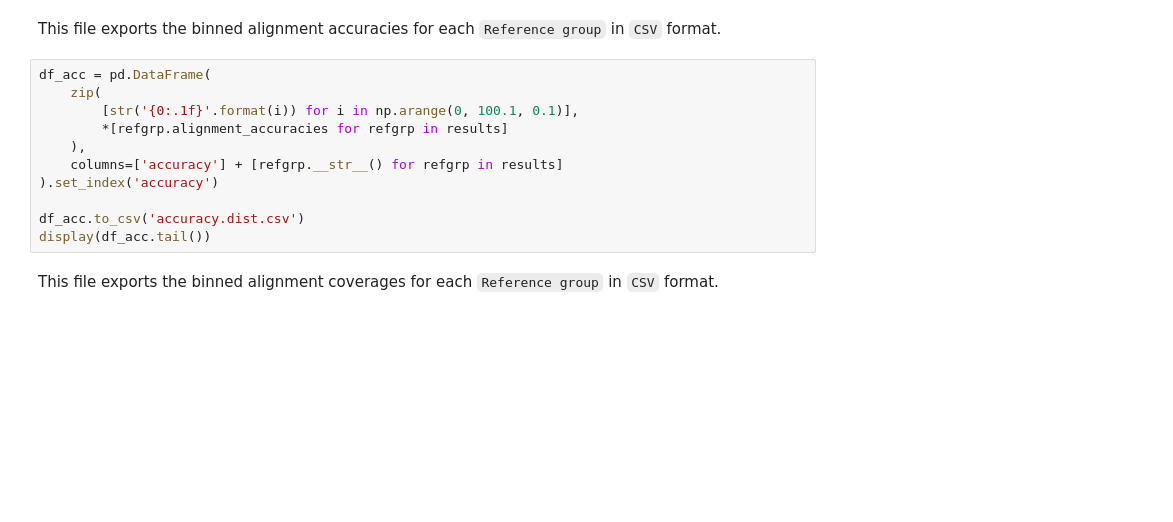
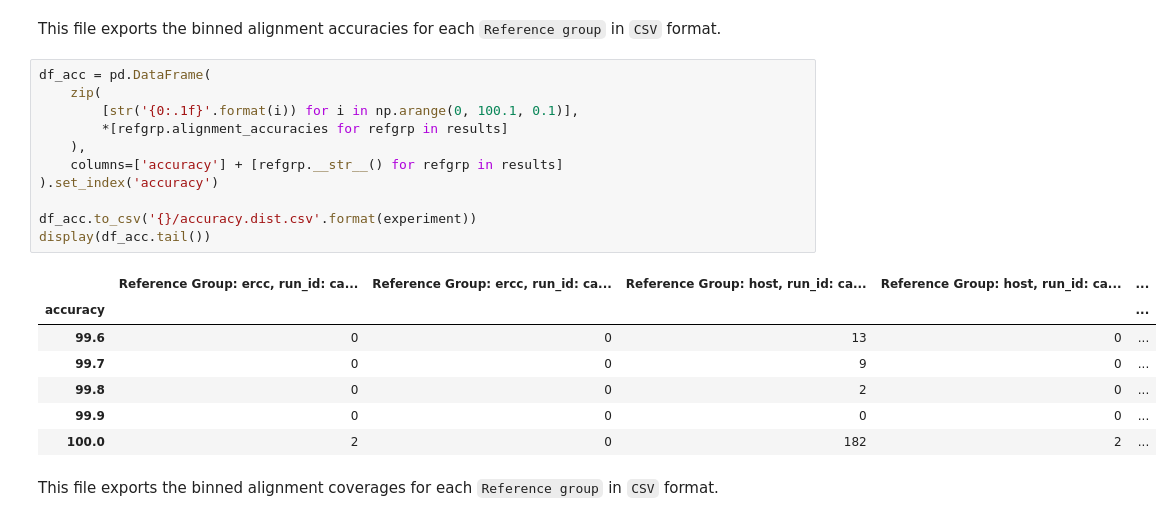
Before and after one commit to epi2me-labs/testbooks, a Jupyter notebook: tutorials/ERCC_Workflow.ipynb, the cells around one changed output. Cells and saved outputs as stored; diff of their text form; blank space fills up the shorter version.

```diff
--- a/tutorials/ERCC_Workflow.ipynb
+++ b/tutorials/ERCC_Workflow.ipynb
@@ -1594,14 +1631,22 @@ This file exports the binned alignment accuracies for each `Reference group` in
 # %%
 df_acc = pd.DataFrame(
     zip(
         [str('{0:.1f}'.format(i)) for i in np.arange(0, 100.1, 0.1)],
         *[refgrp.alignment_accuracies for refgrp in results]
     ),
     columns=['accuracy'] + [refgrp.__str__() for refgrp in results]
 ).set_index('accuracy')
 
-df_acc.to_csv('accuracy.dist.csv')
+df_acc.to_csv('{}/accuracy.dist.csv'.format(experiment))
 display(df_acc.tail())
+# %% [output]
+|  | Reference Group: ercc, run_id: ca... | Reference Group: ercc, run_id: ca... | Reference Group: host, run_id: ca... | Reference Group: host, run_id: ca... | ... |
+| accuracy |  |  |  |  | ... |
+| 99.6 | 0 | 0 | 13 | 0 | ... |
+| 99.7 | 0 | 0 | 9 | 0 | ... |
+| 99.8 | 0 | 0 | 2 | 0 | ... |
+| 99.9 | 0 | 0 | 0 | 0 | ... |
+| 100.0 | 2 | 0 | 182 | 2 | ... |
 # %% [markdown]
 This file exports the binned alignment coverages for each `Reference group` in `CSV` format.
 # %%
```
Also changed, not shown: parts of 7 cells of this notebook.
